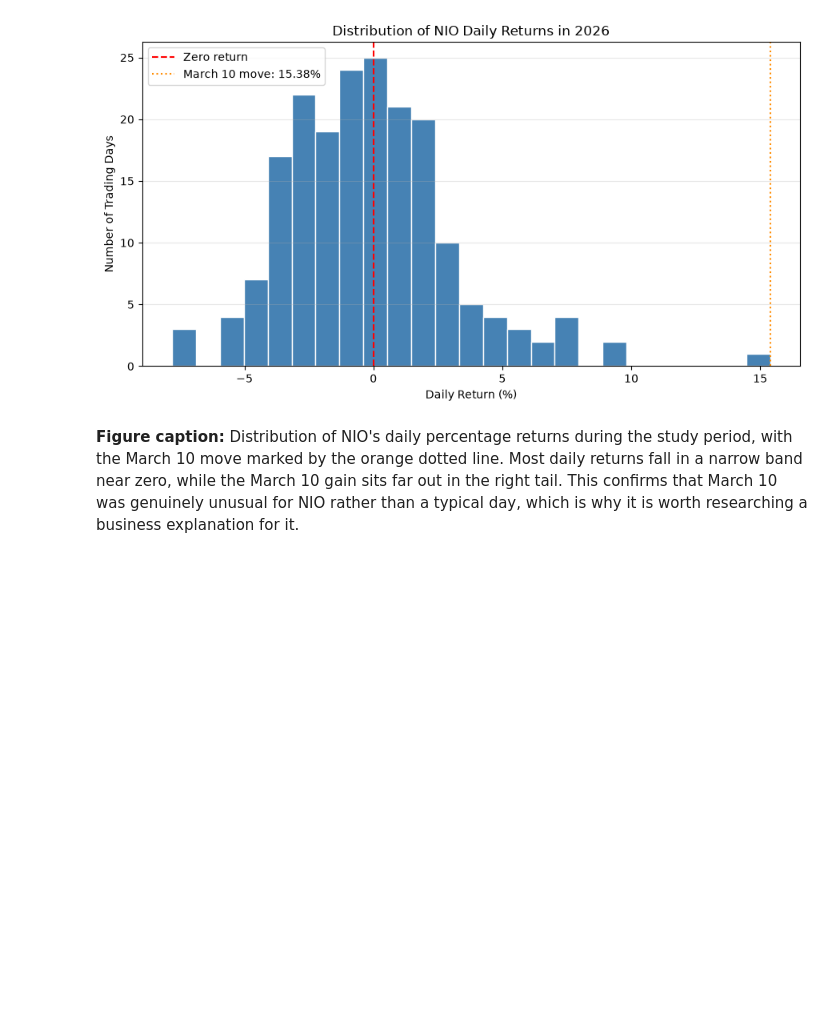
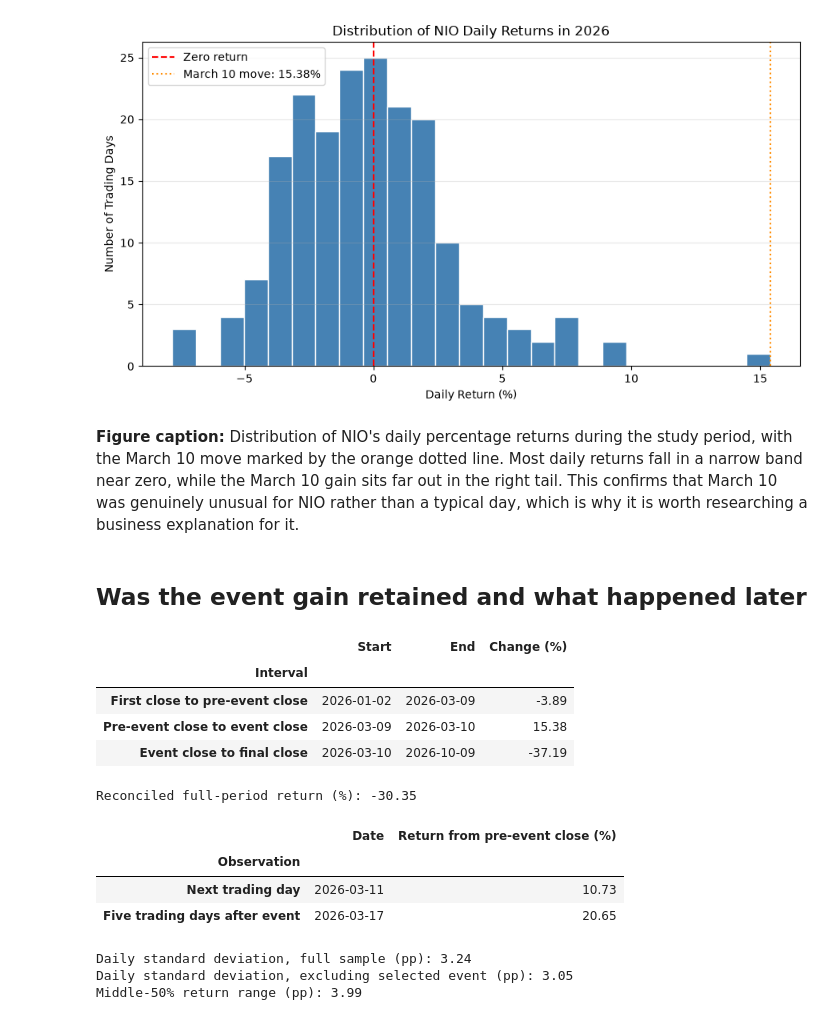
Before and after one commit to LiMeizhi1/mgs3101-analysis, a Jupyter notebook: nio_analysis.ipynb, the cells around one changed output. Saved outputs shown, nothing was run; the diff lists cells and outputs as text; code cells hidden in the pictures; blank space fills up the shorter version.

```diff
--- a/nio_analysis.ipynb
+++ b/nio_analysis.ipynb
@@ -556,3 +560,49 @@ daily returns fall in a narrow band near zero, while the March 10 gain sits far
 out in the right tail. This confirms that March 10 was genuinely unusual for
 NIO rather than a typical day, which is why it is worth researching a business
 explanation for it.
+# %% [markdown]
+## Was the event gain retained and what happened later
+# %%
+# Separate observed horizons rather than attributing the whole path to one report.
+base_close = nio["Close"].iloc[event_position - 1]
+day_plus_five = event_position + 5
+assert day_plus_five < len(nio) and event_position >= 1
+phase_returns = pd.DataFrame([
+    {"Interval": "First close to pre-event close", "Start": nio.index[0], "End": nio.index[event_position-1],
+     "Change (%)": (base_close / nio["Close"].iloc[0] - 1) * 100},
+    {"Interval": "Pre-event close to event close", "Start": nio.index[event_position-1], "End": event_date,
+     "Change (%)": (event_close / base_close - 1) * 100},
+    {"Interval": "Event close to final close", "Start": event_date, "End": nio.index[-1],
+     "Change (%)": (nio["Close"].iloc[-1] / event_close - 1) * 100},
+]).set_index("Interval")
+display(phase_returns.round({"Change (%)": 2}))
+phase_factors = 1 + phase_returns["Change (%)"] / 100
+reconstructed_factor = phase_factors.prod()
+actual_factor = nio["Close"].iloc[-1] / nio["Close"].iloc[0]
+assert abs(reconstructed_factor - actual_factor) < 1e-10
+print("Reconciled full-period return (%):", round((reconstructed_factor - 1) * 100, 2))
+local_retention = pd.DataFrame([
+    {"Observation": "Next trading day", "Date": nio.index[event_position+1],
+     "Return from pre-event close (%)": (nio["Close"].iloc[event_position+1] / base_close - 1) * 100},
+    {"Observation": "Five trading days after event", "Date": nio.index[day_plus_five],
+     "Return from pre-event close (%)": (nio["Close"].iloc[day_plus_five] / base_close - 1) * 100},
+]).set_index("Observation")
+display(local_retention.round({"Return from pre-event close (%)": 2}))
+nio_valid_returns = nio["Daily_Return_Pct"].dropna()
+print("Daily standard deviation, full sample (pp):", round(nio_valid_returns.std(), 2))
+print("Daily standard deviation, excluding selected event (pp):", round(nio_valid_returns.drop(event_date).std(), 2))
+print("Middle-50% return range (pp):", round(nio_valid_returns.quantile(.75) - nio_valid_returns.quantile(.25), 2))
+# %% [output]
+|  | Start | End | Change (%) |
+| Interval |  |  |  |
+| First close to pre-event close | 2026-01-02 | 2026-03-09 | -3.89 |
+| Pre-event close to event close | 2026-03-09 | 2026-03-10 | 15.38 |
+| Event close to final close | 2026-03-10 | 2026-10-09 | -37.19 |
+Reconciled full-period return (%): -30.35
+|  | Date | Return from pre-event close (%) |
+| Observation |  |  |
+| Next trading day | 2026-03-11 | 10.73 |
+| Five trading days after event | 2026-03-17 | 20.65 |
+Daily standard deviation, full sample (pp): 3.24
+Daily standard deviation, excluding selected event (pp): 3.05
+Middle-50% return range (pp): 3.99
```
Also changed, not shown: parts of 4 cells of this notebook, 2 other files.
